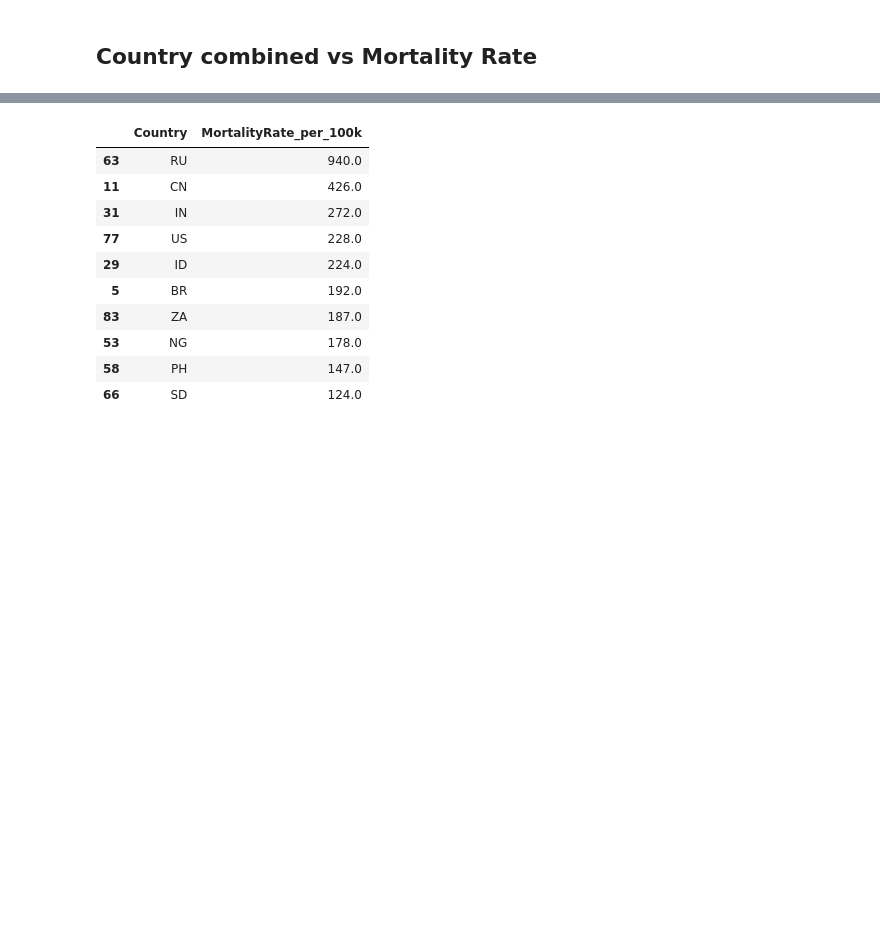
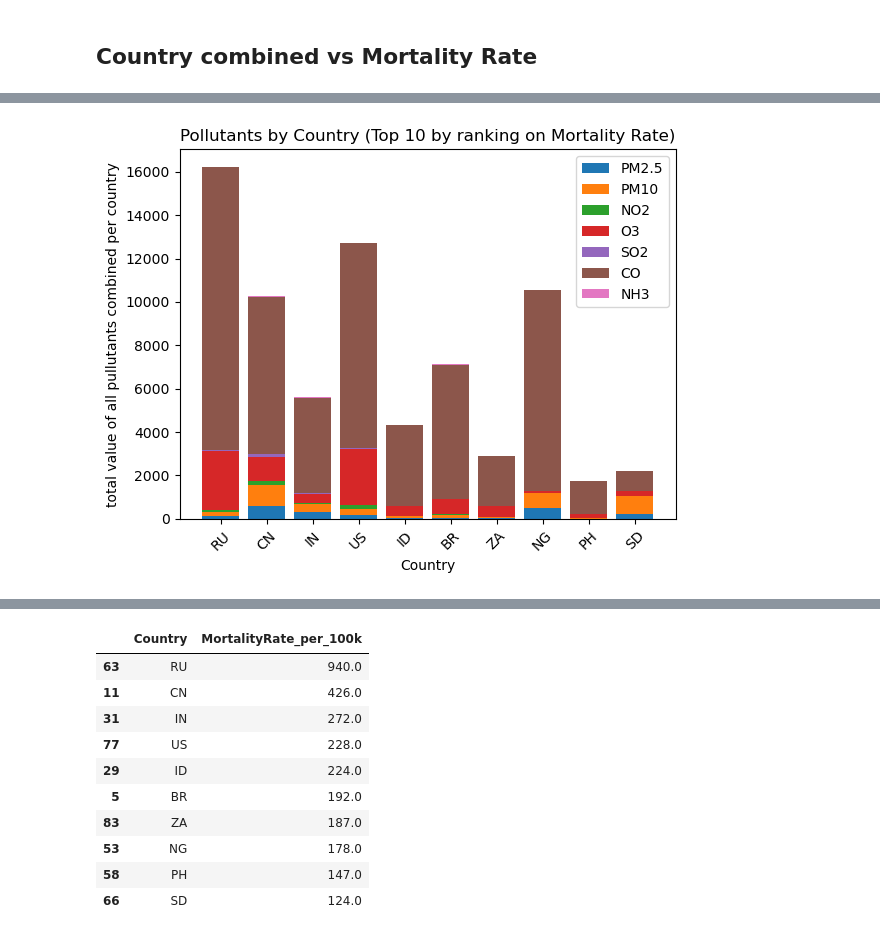
Before and after one commit to Golnaz8/airquality_vs_health, a Jupyter notebook: AirQuality_vs_Health/analysis_plot_and_regression.ipynb, the cells around one changed output, grey strips where cells are left out. Saved outputs shown, nothing was run; the diff lists cells and outputs as text; code cells hidden in the pictures; blank space fills up the shorter version.

```diff
--- a/AirQuality_vs_Health/analysis_plot_and_regression.ipynb
+++ b/AirQuality_vs_Health/analysis_plot_and_regression.ipynb
@@ -44,6 +80,25 @@ plt.show()
 top_10 = df_ranked.head(10)
 bot_8 = df_ranked.tail(8)
 combined_df = pd.concat([top_10, bot_8])
+# %%
+#comparing Top 10 most mortality rate country to
+plt.bar(top_10['Country'], top_10['PM2.5'], label='PM2.5')
+plt.bar(top_10['Country'], top_10['PM10'], bottom=top_10['PM2.5'], label='PM10')
+plt.bar(top_10['Country'], top_10['NO2'], bottom=top_10['PM2.5'] + top_10['PM10'], label='NO2')
+plt.bar(top_10['Country'], top_10['O3'], bottom=top_10['PM2.5'] + top_10['PM10'] + top_10['NO2'], label='O3')
+plt.bar(top_10['Country'], top_10['SO2'], bottom=top_10['PM2.5'] + top_10['PM10'] + top_10['NO2'] + top_10['O3'], label='SO2')
+plt.bar(top_10['Country'], top_10['CO'], bottom=top_10['PM2.5'] + top_10['PM10'] + top_10['NO2'] + top_10['O3'] + top_10['SO2'], label='CO')
+plt.bar(top_10['Country'], top_10['NH3'], bottom=top_10['PM2.5'] + top_10['PM10'] + top_10['NO2'] + top_10['O3'] + top_10['SO2']  + top_10['CO'], label='NH3')
+
+#labels
+plt.xlabel('Country')
+plt.ylabel('total value of all pullutants combined per country')
+plt.title('Pollutants by Country (Top 10 by ranking on Mortality Rate)')
+plt.xticks(rotation=45)
+plt.legend()
+plt.show()
+# %% [output]
+[figure, added]
 # %%
 #comparing Top 10 most mortality rate country to
 plt.bar(combined_df['Country'], combined_df['PM2.5'], label='PM2.5')
```
Also changed, not shown: parts of 24 cells of this notebook, 12 other files.
